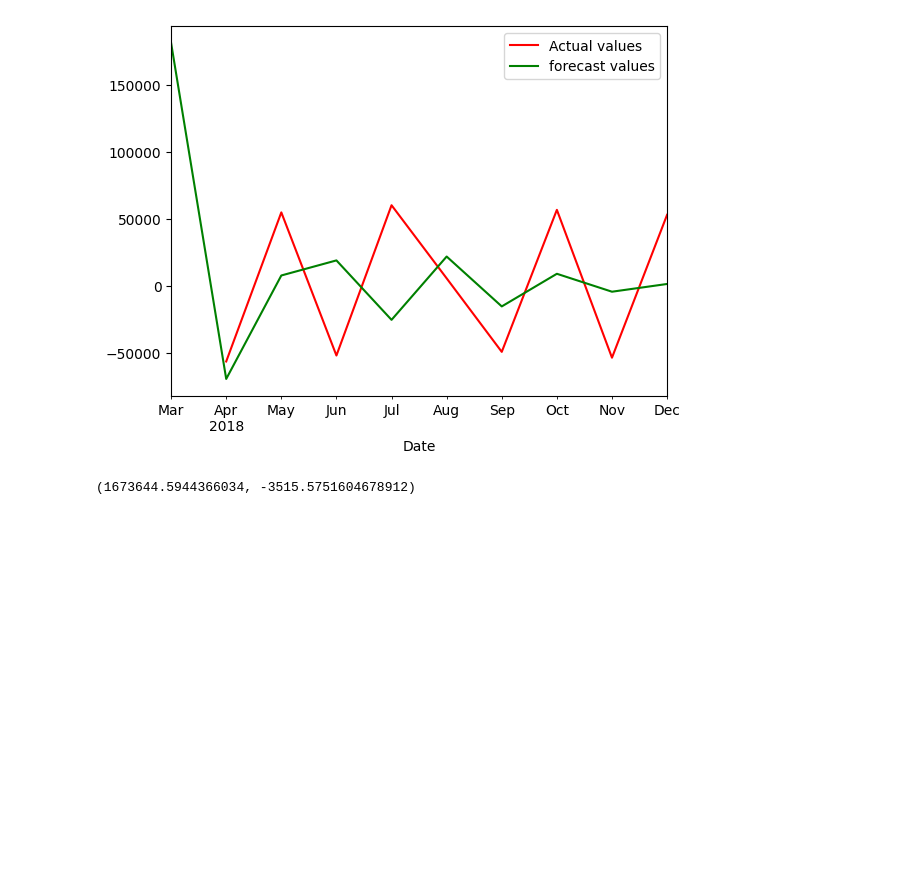
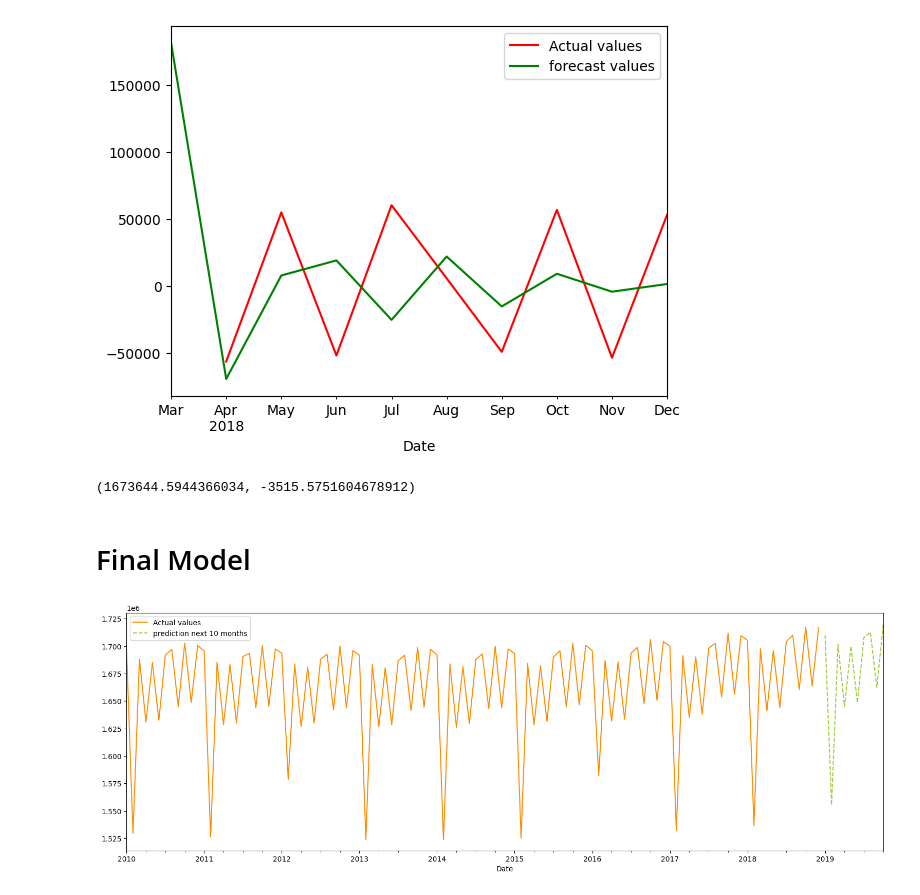
Before and after one commit to SarkarPriyanshu/Machine-Learning-Models, a Jupyter notebook: ExponentialSmoothing_&_ARIMA_comparision.ipynb, the cells around one changed output. Cells and saved outputs as stored; diff of their text form; code cells hidden in the pictures; blank space fills up the shorter version.

```diff
--- a/ExponentialSmoothing_&_ARIMA_comparision.ipynb
+++ b/ExponentialSmoothing_&_ARIMA_comparision.ipynb
@@ -181,3 +181,15 @@ plt.show()
 mean_squared_error(test,forecast,squared=False),r2_score(test,forecast)
 # %% [output]
 (1673644.5944366034, -3515.5751604678912)
+# %% [markdown]
+# Final Model
+# %%
+final_model = ExponentialSmoothing(df.number_sold,trend='add',seasonal='add',seasonal_periods=12).fit()
+# %%
+plt.figure(figsize=(19,6))
+df['number_sold'].plot(color='darkorange',label='Actual values')
+final_model.forecast(10).plot(color='yellowgreen',label='prediction next 10 months',linestyle='dashed')
+plt.legend()
+plt.show()
+# %% [output]
+[figure, added]
```
